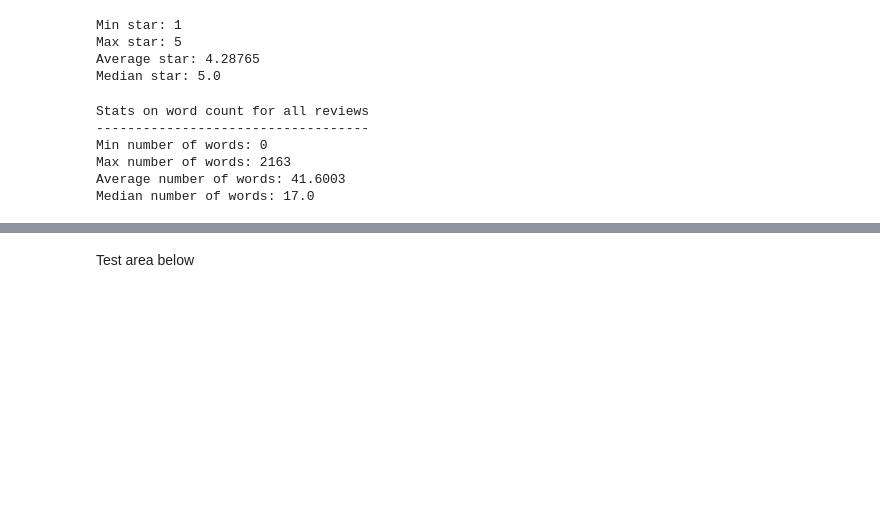
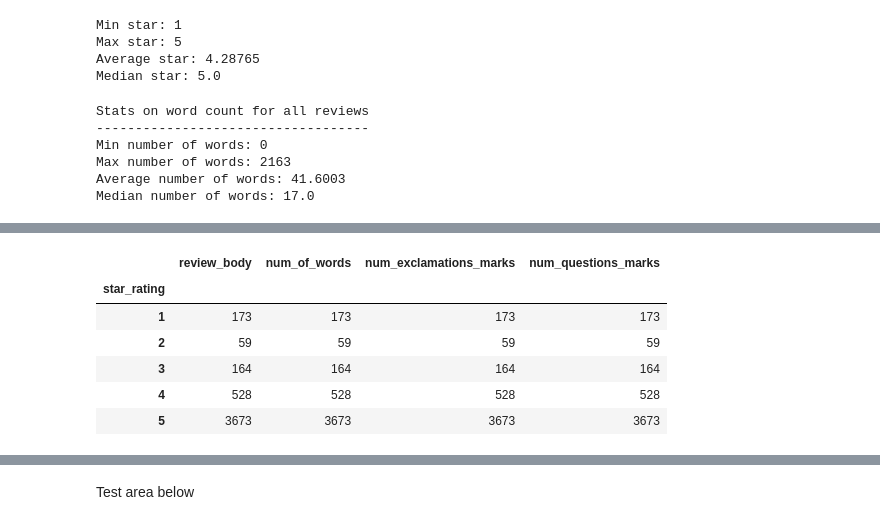
Before and after one commit to wiredmerlin/predicting_star_ratings, a Jupyter notebook: project02.ipynb, the cells around one changed output, grey strips where cells are left out. Saved outputs shown, nothing was run; the diff lists cells and outputs as text; code cells hidden in the pictures; blank space fills up the shorter version.

```diff
--- a/project02.ipynb
+++ b/project02.ipynb
@@ -228,0 +341,4 @@ Median number of words: 13.0
+# %%
+# all reviews with 5 or less words
+five_less_word_reviews_df = reviews_df[reviews_df['num_of_words'] <= 5]
+five_less_word_reviews_df.info()
@@ -228,0 +358,11 @@ Median number of words: 13.0
+# %%
+# analizing reviews with less or equal to 5 words
+five_less_word_reviews_df.groupby(['star_rating']).count()
+# %% [output]
+|  | review_body | num_of_words | num_exclamations_marks | num_questions_marks |
+| star_rating |  |  |  |  |
+| 1 | 173 | 173 | 173 | 173 |
+| 2 | 59 | 59 | 59 | 59 |
+| 3 | 164 | 164 | 164 | 164 |
+| 4 | 528 | 528 | 528 | 528 |
+| 5 | 3673 | 3673 | 3673 | 3673 |
```
Also changed, not shown: parts of 22 cells of this notebook.
